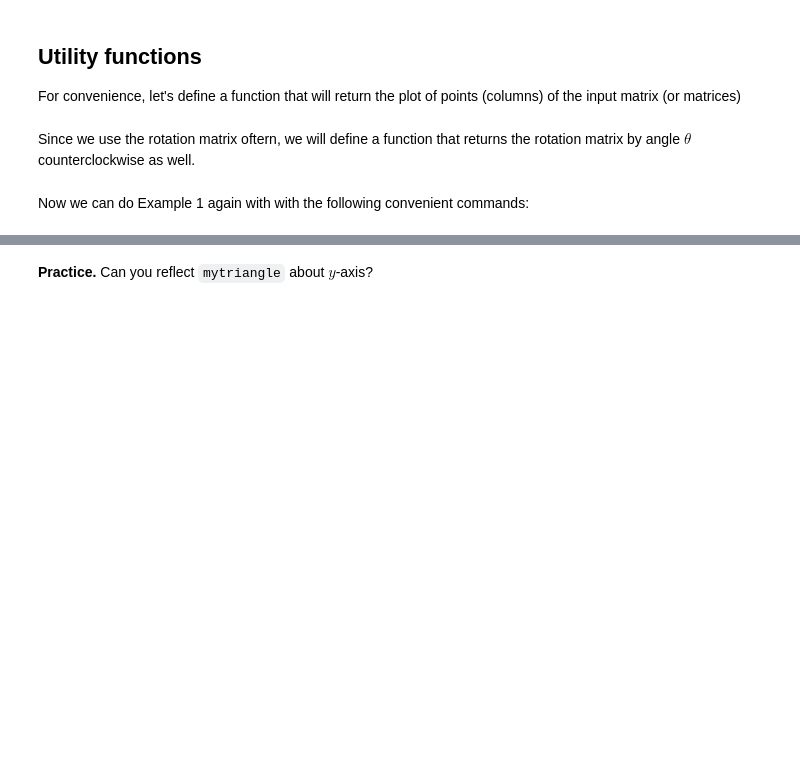
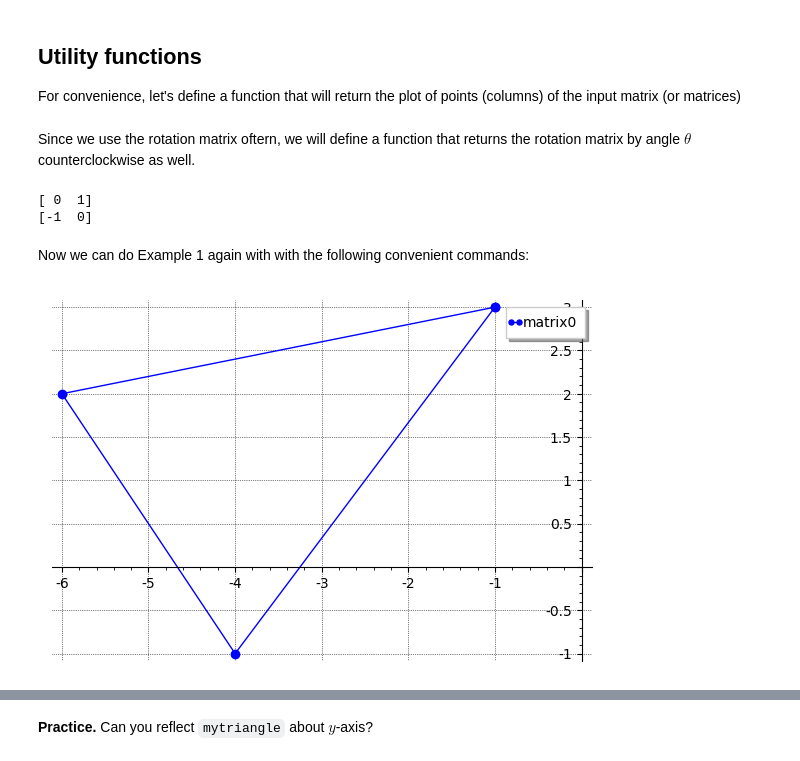
Before and after one commit to prmath/icma224web, a Jupyter notebook: linear_transformation/image-transformation.ipynb, the cells around one changed output, grey strips where cells are left out. Cells and saved outputs as stored; diff of their text form; code cells hidden in the pictures; blank space fills up the shorter version.

Commit message:
image-transformation worksheet - solution 1

```diff
--- a/linear_transformation/image-transformation.ipynb
+++ b/linear_transformation/image-transformation.ipynb
@@ -61,18 +79,25 @@ def rotmat(theta):
     col1 = (cos(theta),sin(theta))
     col2 = (-sin(theta),cos(theta))
     return matrix([col1,col2]).T
+# %%
+rotmat(-pi/2)
+# %% [output]
+[ 0  1]
+[-1  0]
 # %% [markdown]
 Now we can do Example 1 again with with the following convenient commands:
 # %%
 #Step 1 > define vertices of my triangle, note that the last point is same as first point to close the loop
 pts = [(3,1),(2,6),(-1,4),(3,1)]
 
 #Setp 2 > create the image matrix whose columns of the points above
 P = matrix(pts).T
 
 #Step 3 > create the resulting image matrix
 AP = A*P
 
 #Step 4 > plot both images on the same plane
-pic = plot_image_matrix(P,AP,labels=['matrix P','matrix AP'])
+pic = plot_image_matrix(AP)
 show(pic,gridlines=true,aspect_ratio=1)
+# %% [output]
+[figure, added]
```
Also changed, not shown: parts of 15 cells of this notebook.
